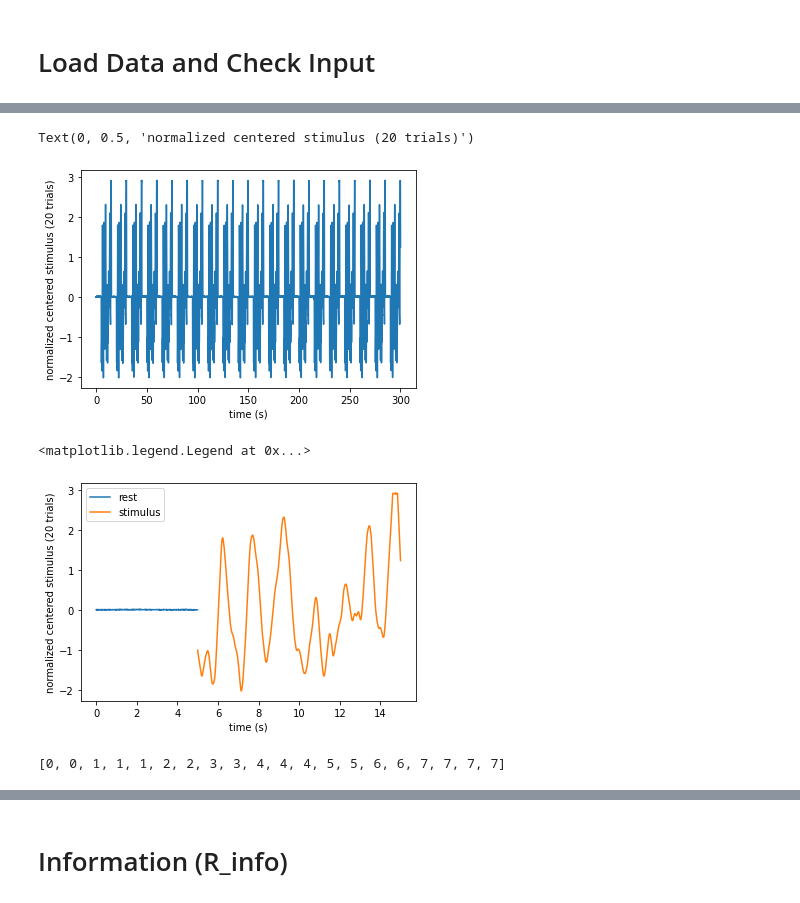
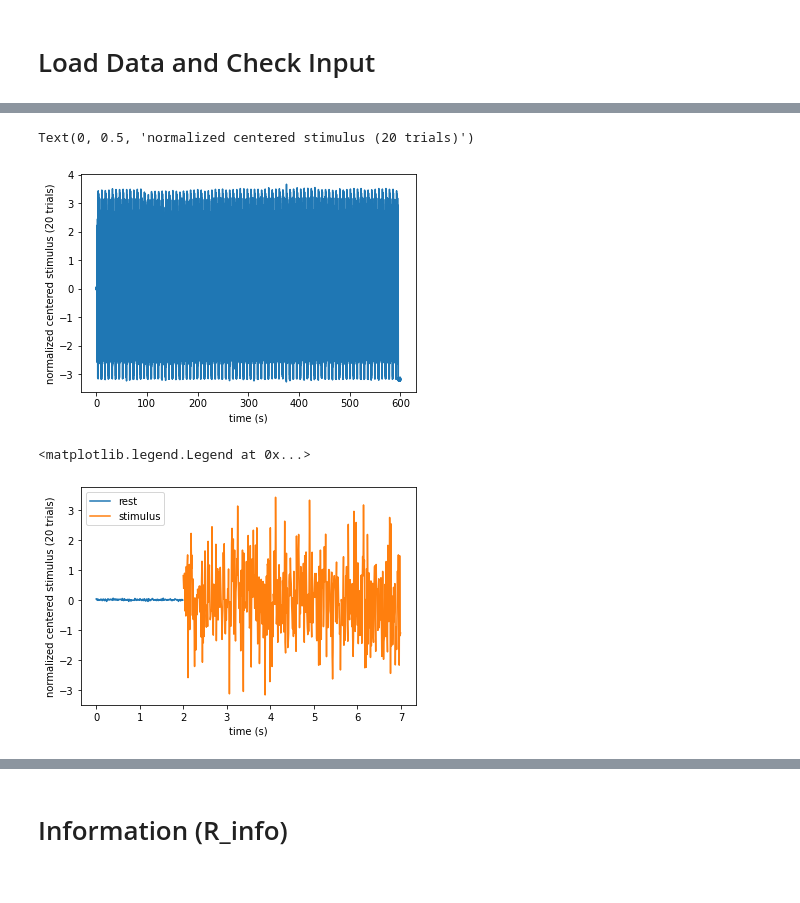
Before and after one commit to llincooi/retina_python, a Jupyter notebook: NewExptAnalysis/R_info of Repeated Trial single channel.ipynb, the cells around one changed output, grey strips where cells are left out. Drawn from its saved outputs; the diff is of its cells as text; code cells hidden in the pictures.

```diff
--- a/NewExptAnalysis/R_info of Repeated Trial single channel.ipynb
+++ b/NewExptAnalysis/R_info of Repeated Trial single channel.ipynb
@@ -28,18 +28,18 @@ def Entropy(rstate, binnum, overlap = True):
 # %%
 dt = 0.01
 
-annots = loadmat('D:\\GoogleDrive\\retina\\Exps\\2021\\1103\\SplitData\\diode_repeat_OU_tau=500ms_cutoff=1_mean=13_C=0.3_03-Nov-2021_0', squeeze_me = True)
+annots = loadmat('D:\\GoogleDrive\\retina\\Exps\\2021\\1117\\SplitData\\diode_repeat_WhiteNoise_mean=4_C=0.3_17-Nov-2021_0', squeeze_me = True)
 sampling_rate = 20000
 
 TicTocer = annots['a_data'][1]
 startTime = np.where(TicTocer>38000)[0][0]/sampling_rate
-endTime = np.where(TicTocer>38000)[0][-1]/sampling_rate
+endTime = np.where(TicTocer>38000)[0][-1]/sampling_rate+300
 x = annots['a_data'][0, int(startTime*sampling_rate):int(endTime*sampling_rate)+1]
 x = x[::int(sampling_rate*dt)]
 x = x.astype(float)
 x = (x-np.mean(x))/np.std(x)
 T = np.arange(len(x))*dt
 
-channelnumber = 53
+channelnumber = 32
 Spike = annots['Spikes'][channelnumber-1]
 Spike = Spike[np.where(Spike>startTime)[0][0]:np.where(Spike<endTime)[0][-1]]-startTime
@@ -47,20 +55,21 @@ Spike = Spike[np.where(Spike>startTime)[0][0]:np.where(Spike<endTime)[0][-1]]-st
 plt.plot(T,x)
 plt.xlabel('time (s)')
 plt.ylabel('normalized centered stimulus (20 trials)')
+# plt.xlim(550,600)
 # %% [output]
 Text(0, 0.5, 'normalized centered stimulus (20 trials)')
-[figure, old version]
+[figure, new version]
 # %%
-restTime = 5
-stiTime = 10
-trial = 20
+restTime = 2
+stiTime = 5
+trial = 85
 
 plt.plot(T[:int(restTime/dt)], x[:int(restTime/dt)], label ='rest')
 plt.plot(T[int(restTime/dt):int((restTime+stiTime)/dt)], x[int(restTime/dt):int((restTime+stiTime)/dt)], label ='stimulus')
 plt.xlabel('time (s)')
 plt.ylabel('normalized centered stimulus (20 trials)')
 plt.legend()
 # %% [output]
 <matplotlib.legend.Legend at 0x...>
-[figure, old version]
+[figure, new version]
 # %%
@@ -75,7 +84,3 @@ for i in range(trial):
         center = np.argmax(np.correlate(x_trial[0], x_trial[0], 'same'))
     else:
         delayCorrection[i] = np.argmax(np.correlate(x_trial[i], x_trial[0], 'same'))-center
-# %%
-delayCorrection
-# %% [output]
-[0, 0, 1, 1, 1, 2, 2, 3, 3, 4, 4, 4, 5, 5, 6, 6, 7, 7, 7, 7]
```
Also changed, not shown: parts of 15 cells of this notebook, 6 other files.
